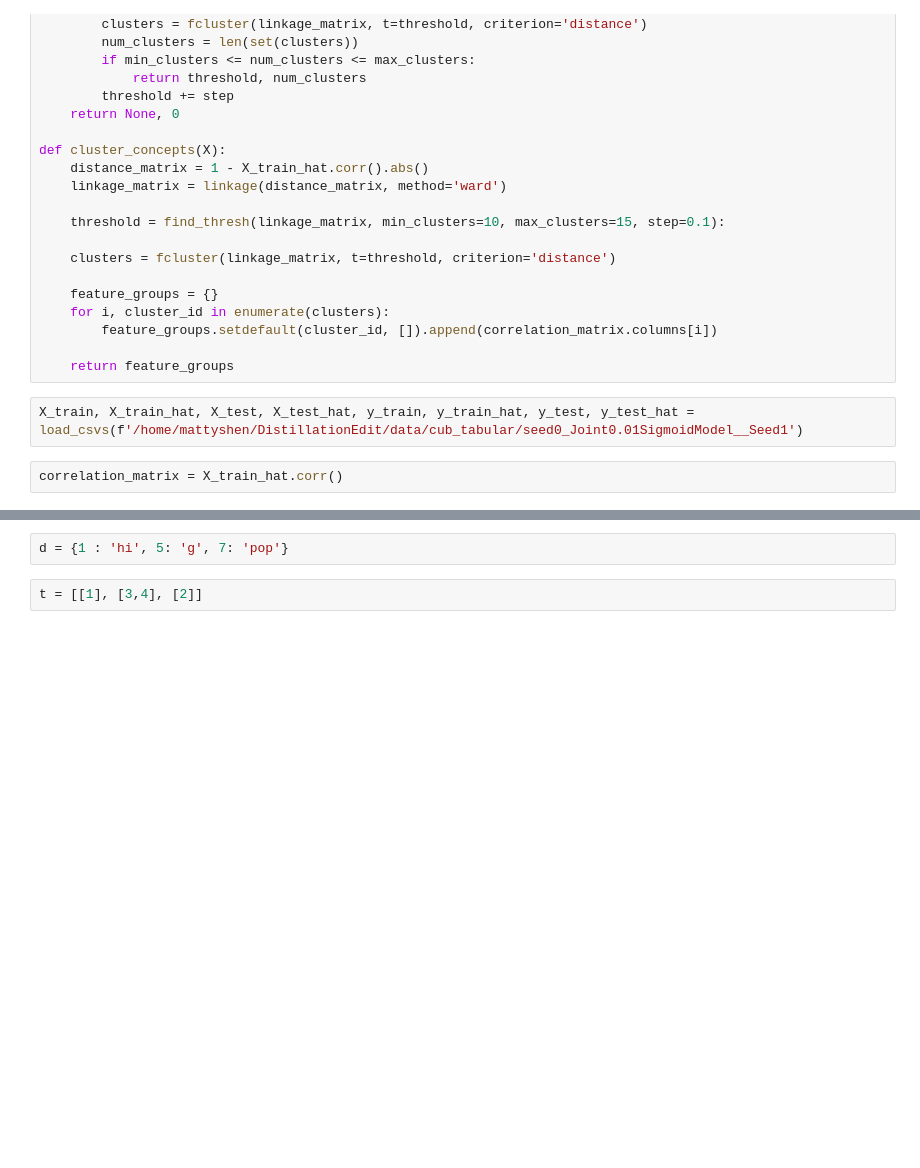
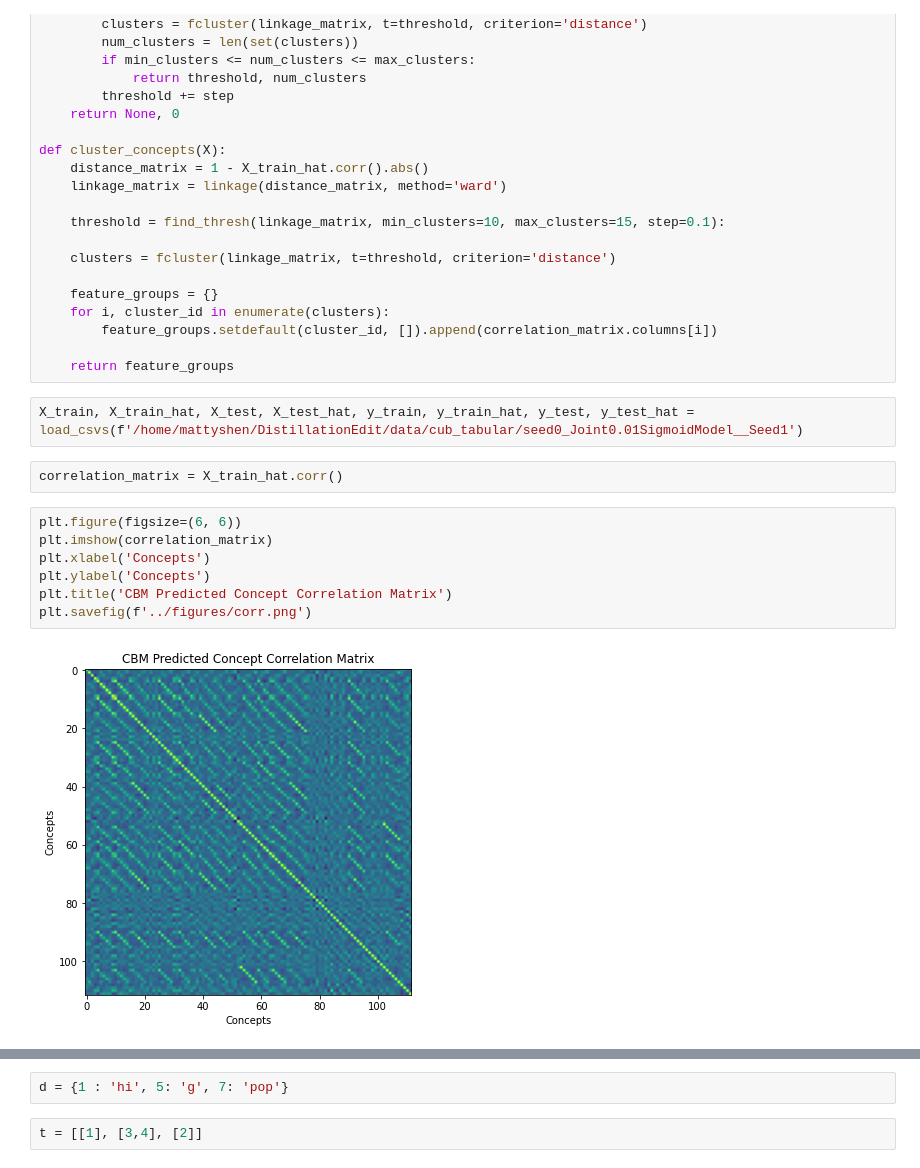
Before and after one commit to mattyshen/adaptiveTTI, a Jupyter notebook: experiments/pipeline_playground.ipynb, the cells around one changed output, grey strips where cells are left out. Saved outputs shown, nothing was run; the diff lists cells and outputs as text; blank space fills up the shorter version.

```diff
--- a/experiments/pipeline_playground.ipynb
+++ b/experiments/pipeline_playground.ipynb
@@ -267,6 +295,15 @@ def cluster_concepts(X):
 X_train, X_train_hat, X_test, X_test_hat, y_train, y_train_hat, y_test, y_test_hat = load_csvs(f'/home/mattyshen/DistillationEdit/data/cub_tabular/seed0_Joint0.01SigmoidModel__Seed1')
 # %%
 correlation_matrix = X_train_hat.corr()
+# %%
+plt.figure(figsize=(6, 6))
+plt.imshow(correlation_matrix)
+plt.xlabel('Concepts')
+plt.ylabel('Concepts')
+plt.title('CBM Predicted Concept Correlation Matrix')
+plt.savefig(f'../figures/corr.png')
+# %% [output]
+[figure, added]
 # %%
 distance_matrix = 1 - correlation_matrix.abs()
 
```
Also changed, not shown: parts of 13 cells of this notebook, 7 other files.
